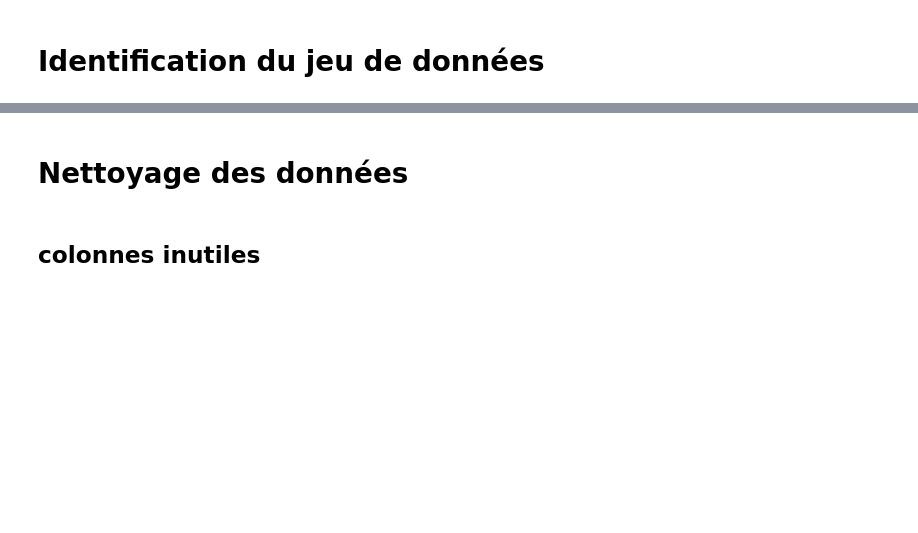
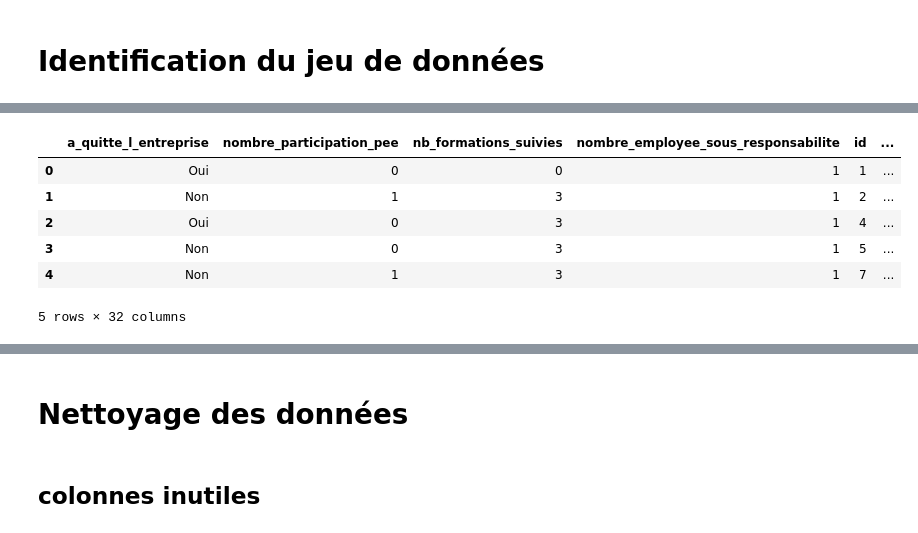
Before and after one commit to Ace4teaM/OCR-NovaTech, a Jupyter notebook: 1.nettoyage.ipynb, the cells around one changed output, grey strips where cells are left out. Drawn from its saved outputs; the diff is of its cells as text; code cells hidden in the pictures; blank space fills up the shorter version.

```diff
--- a/1.nettoyage.ipynb
+++ b/1.nettoyage.ipynb
@@ -117,0 +284,18 @@ sondage = pd.read_csv("extrait_sondage.csv")
+# %%
+sondage.rename(columns={"code_sondage": "id"}, inplace=True)
+sirh.rename(columns={"id_employee": "id"}, inplace=True)
+evaluation["id"] = evaluation["eval_number"].str[2:].astype(int)
+evaluation.drop(inplace=True, columns=["eval_number"])
+
+df = pd.merge(sondage, sirh, on="id")
+df = pd.merge(df, evaluation, on="id")
+
+df.head()
+# %% [output]
+|  | a_quitte_l_entreprise | nombre_participation_pee | nb_formations_suivies | nombre_employee_sous_responsabilite | id | ... |
+| 0 | Oui | 0 | 0 | 1 | 1 | ... |
+| 1 | Non | 1 | 3 | 1 | 2 | ... |
+| 2 | Oui | 0 | 3 | 1 | 4 | ... |
+| 3 | Non | 0 | 3 | 1 | 5 | ... |
+| 4 | Non | 1 | 3 | 1 | 7 | ... |
+5 rows × 32 columns
```
Also changed, not shown: parts of 28 cells of this notebook, 4 other files.
